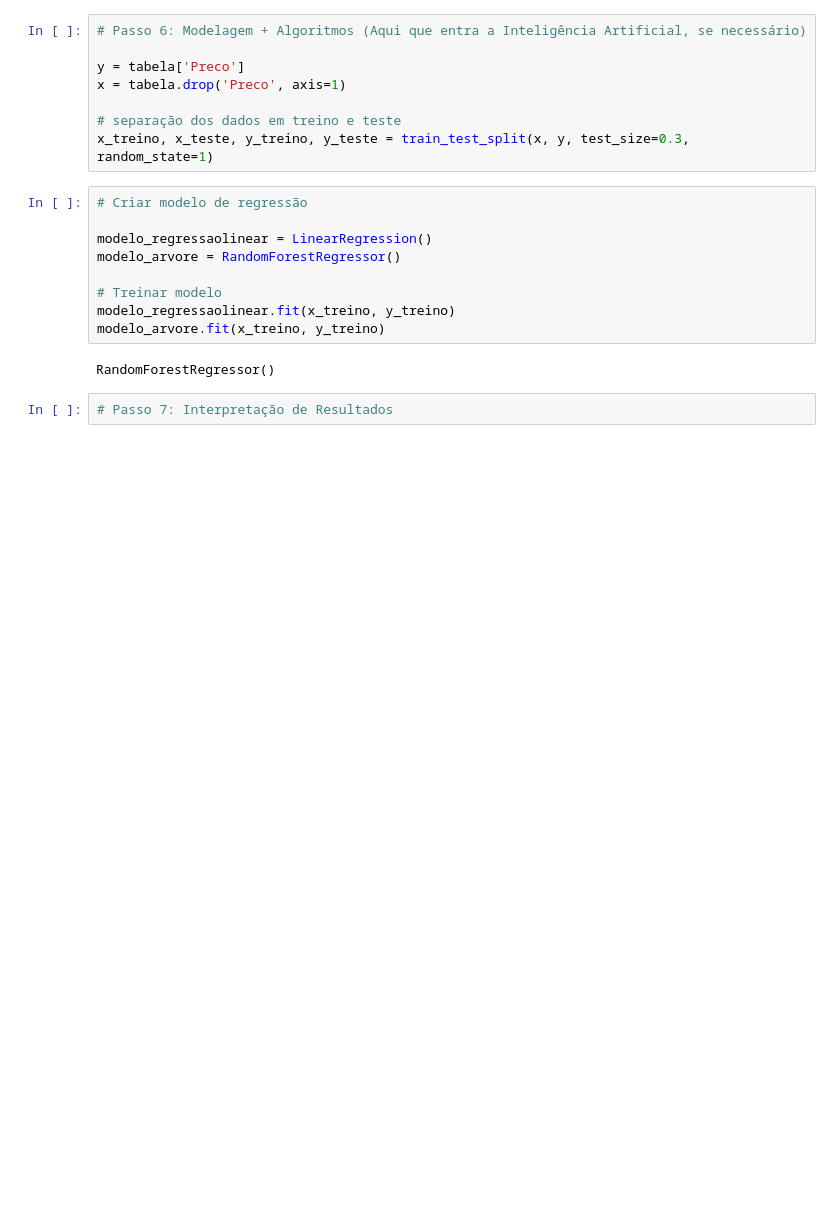
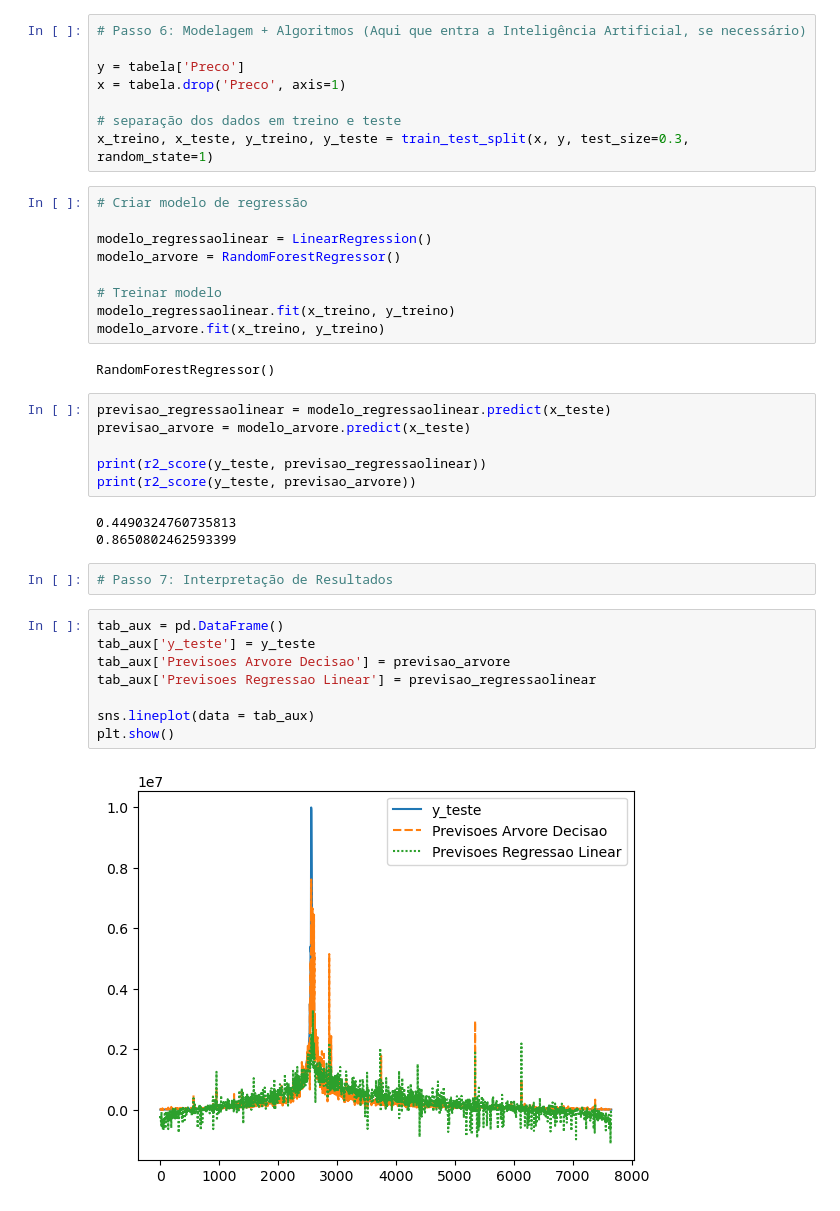
Before and after one commit to fcardosoo/Automacoes-em-Python, a Jupyter notebook: Projeto 3 - Previsão de Preços de barcos.ipynb, the cells around one changed output. Drawn from its saved outputs; the diff is of its cells as text; blank space fills up the shorter version.

```diff
--- a/Projeto 3 - Previsão de Preços de barcos.ipynb
+++ b/Projeto 3 - Previsão de Preços de barcos.ipynb
@@ -103,5 +104,24 @@ modelo_regressaolinear.fit(x_treino, y_treino)
 modelo_arvore.fit(x_treino, y_treino)
 # %% [output]
 RandomForestRegressor()
+# %%
+previsao_regressaolinear = modelo_regressaolinear.predict(x_teste)
+previsao_arvore = modelo_arvore.predict(x_teste)
+
+print(r2_score(y_teste, previsao_regressaolinear))
+print(r2_score(y_teste, previsao_arvore))
+# %% [output]
+0.4490324760735813
+0.8650802462593399
 # %%
 # Passo 7: Interpretação de Resultados
+# %%
+tab_aux = pd.DataFrame()
+tab_aux['y_teste'] = y_teste
+tab_aux['Previsoes Arvore Decisao'] = previsao_arvore
+tab_aux['Previsoes Regressao Linear'] = previsao_regressaolinear
+
+sns.lineplot(data = tab_aux)
+plt.show()
+# %% [output]
+[figure, added]
```
Also changed, not shown: parts of 1 cell of this notebook.
